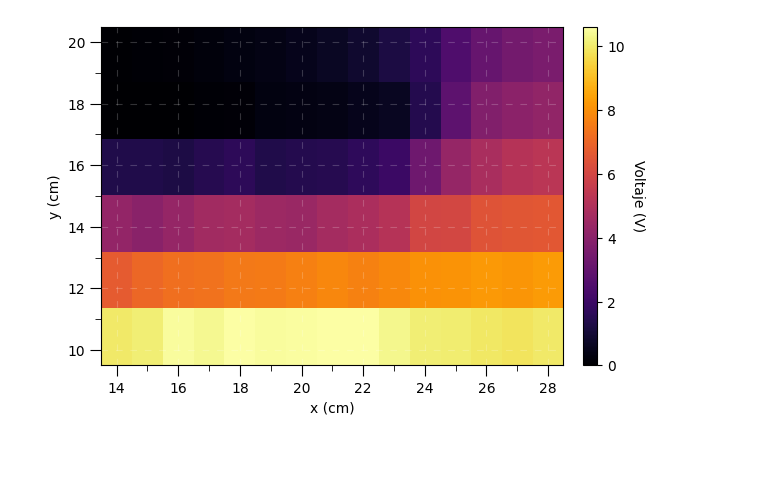
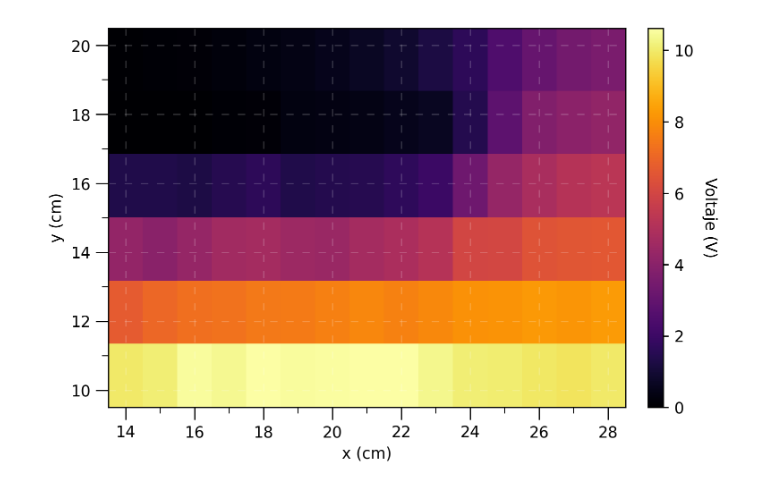
Before and after one commit to Alaviii/PythonPlotting, a Jupyter notebook: Electromagnetismo/practica2equipotenciales/practica2dos.ipynb, the cells around one changed output. Cells and saved outputs as stored; diff of their text form; code cells hidden in the pictures; blank space fills up the shorter version.

```diff
--- a/Electromagnetismo/practica2equipotenciales/practica2dos.ipynb
+++ b/Electromagnetismo/practica2equipotenciales/practica2dos.ipynb
@@ -136,5 +155,5 @@ plt.show()
 # %%
-fig, ax = plt.subplots()
+fig, ax = plt.subplots(dpi = 250)
 divider = make_axes_locatable(ax)
 
 offsetX = 14
@@ -142,32 +161,32 @@ offsetY = 10
 
 img = ax.imshow(predataArray, aspect='equal', cmap = "inferno", origin = "upper", interpolation = "none", extent = (-0.5+offsetX,14.5+offsetX,-0.5+offsetY,10.5+offsetY))
 
 
 cax = divider.append_axes("right", size="3%", pad=0.2)
 cbar = fig.colorbar(img, cax=cax)
 cbar.set_label('Voltaje (V)',rotation=-90,  labelpad=15)
 
 
 ax.set_xticks(np.arange(0+offsetX, 15+offsetX, 2))
 ax.set_xticks(np.arange(1+offsetX, 15+offsetX, 2), minor=True)
 
 ax.tick_params(axis='x', which='major', length=8)
 ax.tick_params(axis='x', which='minor', length=4)
 
 ax.set_yticks(np.arange(0+offsetY, 11+offsetY, 2))
 ax.set_yticks(np.arange(1+offsetY, 11+offsetY, 2), minor=True)
 
 ax.tick_params(axis='y', which='major', length=8)
 ax.tick_params(axis='y', which='minor', length=4)
 
 ax.grid(color = "#FFFFFF", zorder = 1, alpha = 0.2, ls = (0,(6,7)))
 
 ax.set_xlabel("x (cm)")
 ax.set_ylabel("y (cm)")
 
 
-plt.savefig("casoDosPreprocesado.png", dpi = 300)
+plt.savefig("casoDosPreprocesado.png", dpi = 250, bbox_inches='tight', pad_inches=0.03)
 
 plt.show()
 # %% [output]
-[figure, old version]
+[figure, new version]
```
Also changed, not shown: parts of 12 cells of this notebook, 8 other files.
